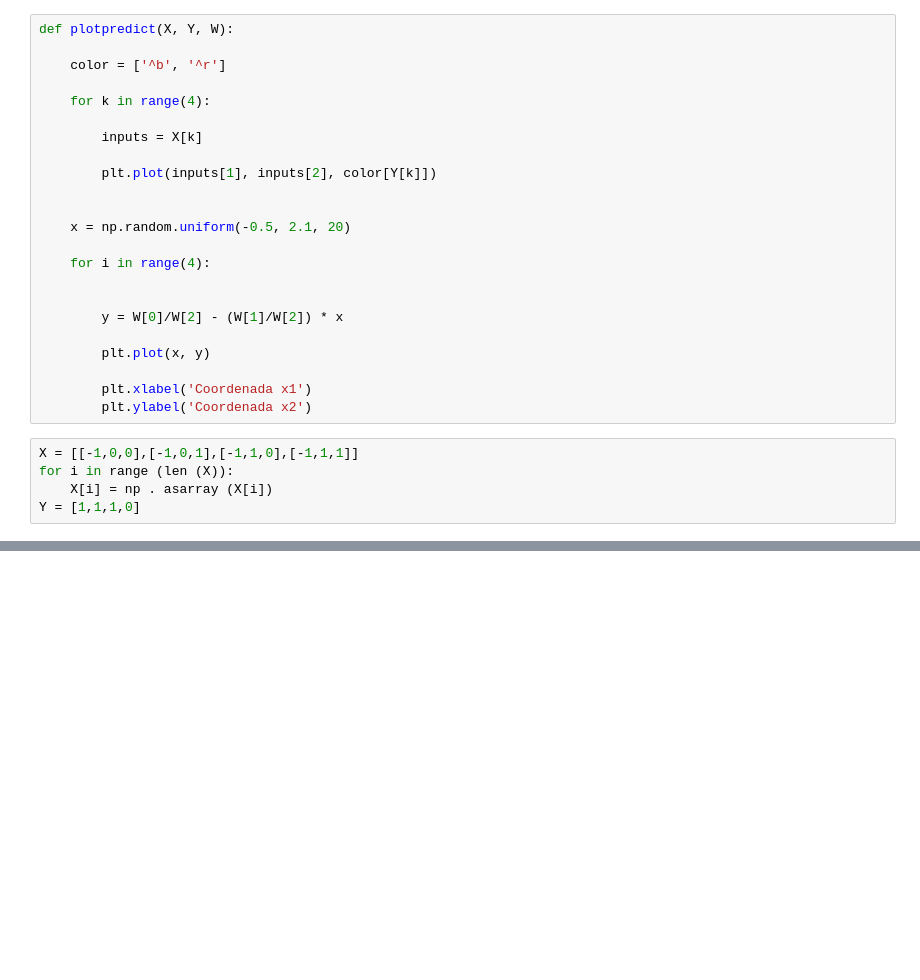
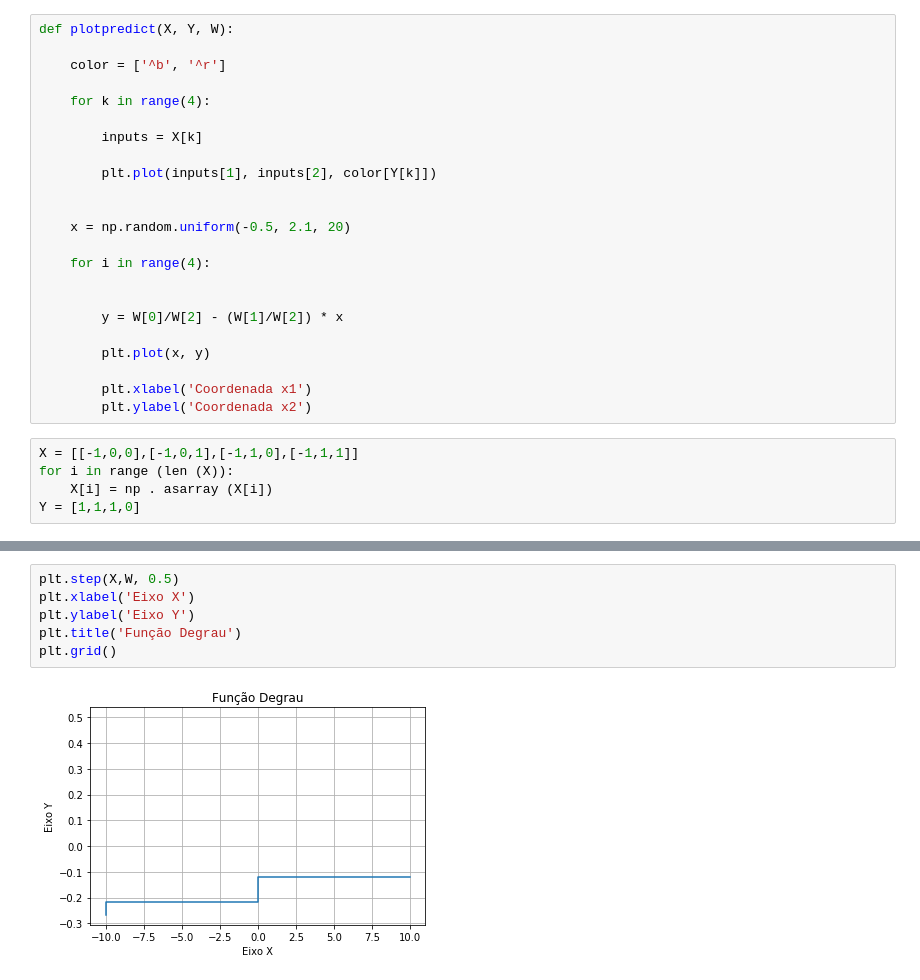
Before and after one commit to julianyraiol/RNA-Works, a Jupyter notebook: Projeto_3/projeto_3.ipynb, the cells around one changed output, grey strips where cells are left out. Drawn from its saved outputs; the diff is of its cells as text; blank space fills up the shorter version.

```diff
--- a/Projeto_3/projeto_3.ipynb
+++ b/Projeto_3/projeto_3.ipynb
@@ -128,0 +125,8 @@ plotpredict(X, Y, W)
+# %%
+plt.step(X,W, 0.5)
+plt.xlabel('Eixo X')
+plt.ylabel('Eixo Y')
+plt.title('Função Degrau')
+plt.grid()
+# %% [output]
+[figure, added]
```
Also changed, not shown: parts of 7 cells of this notebook.
